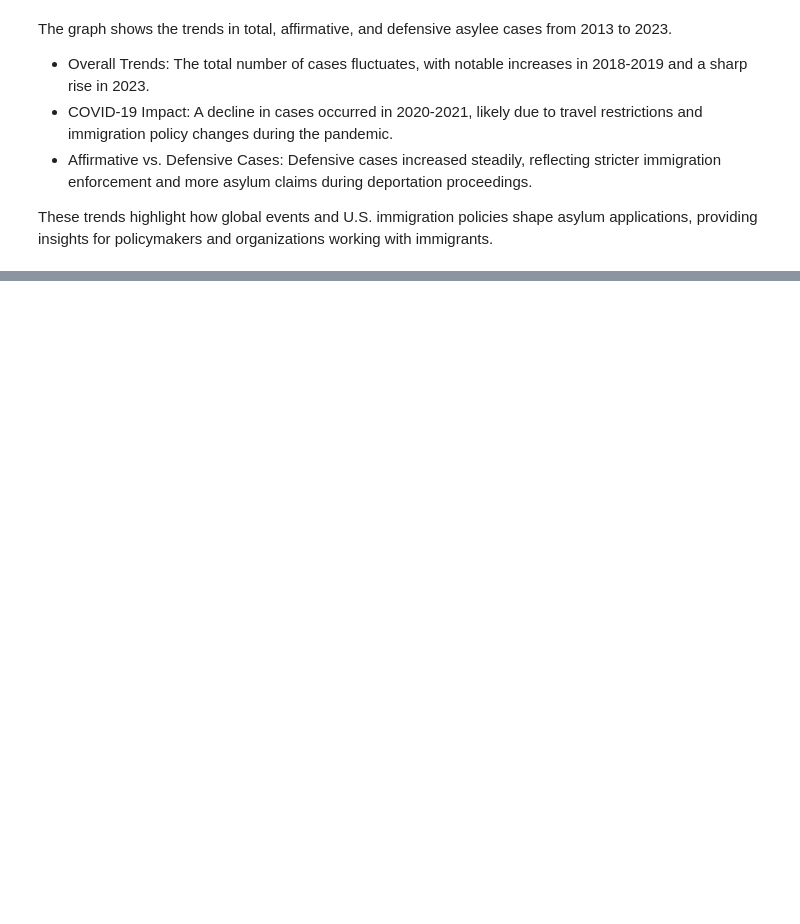
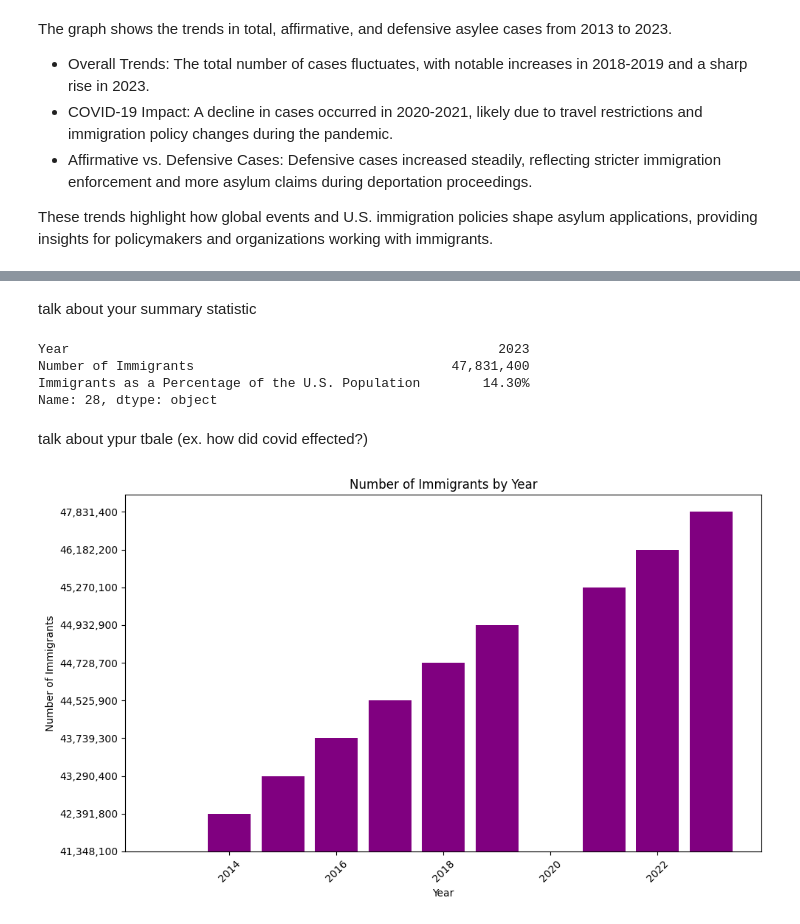
Before and after one commit to ecetanriverdi/ecetanriverdi.github.io, a Jupyter notebook: Milestone 2.ipynb, the cells around one changed output, grey strips where cells are left out. Saved outputs shown, nothing was run; the diff lists cells and outputs as text; code cells hidden in the pictures; blank space fills up the shorter version.

```diff
--- a/Milestone 2.ipynb
+++ b/Milestone 2.ipynb
@@ -157,0 +51,4 @@ top_countries.plot(kind='bar', title='Top 5 Countries by Average Number of Asyle
+# %%
+refugee = pd.read_csv("/Users/athleticsimage/Desktop/CMPS3160_FinalProject/CMPS3160_FinalProject/MPI-Data-Hub_Imm_N-Percent-US-Pop_2023.csv")
+refugee = refugee.drop(range(0, 19))
+refugee.head(10)
@@ -157,0 +67,24 @@ top_countries.plot(kind='bar', title='Top 5 Countries by Average Number of Asyle
+# %% [markdown]
+talk about your summary statistic
+# %%
+year_max_immigrants = refugee.loc[refugee['Number of Immigrants'].idxmax()]
+
+year_max_immigrants
+# %% [output]
+Year                                                       2023
+Number of Immigrants                                 47,831,400
+Immigrants as a Percentage of the U.S. Population        14.30%
+Name: 28, dtype: object
+# %% [markdown]
+talk about ypur tbale (ex. how did covid effected?)
+# %%
+plt.figure(figsize=(10, 6))
+plt.bar(refugee['Year'], refugee['Number of Immigrants'], color='purple')
+plt.xlabel('Year')
+plt.ylabel('Number of Immigrants')
+plt.title('Number of Immigrants by Year')
+plt.xticks(rotation=45)
+plt.tight_layout()
+plt.show()
+# %% [output]
+[figure, added]
```
Also changed, not shown: parts of 27 cells of this notebook.
